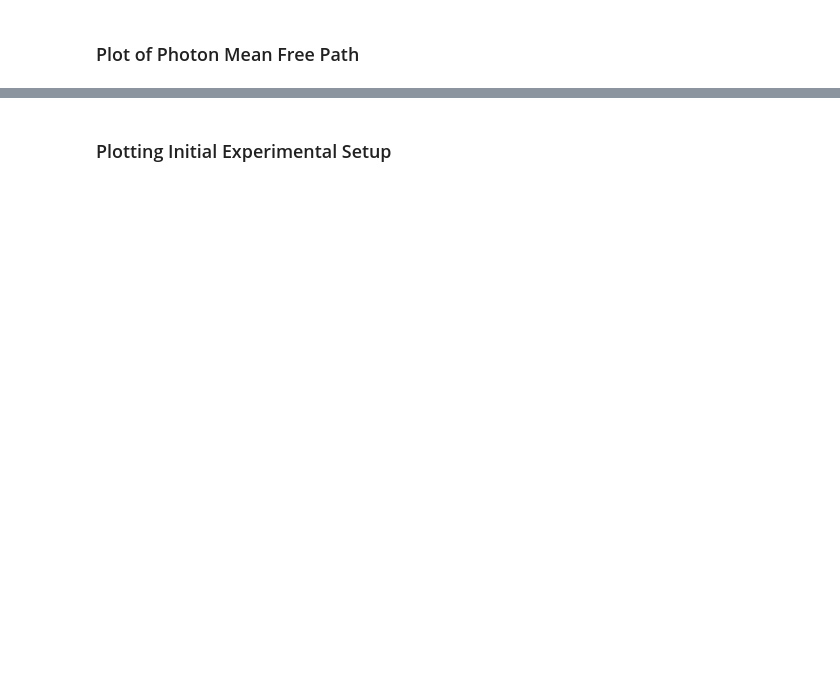
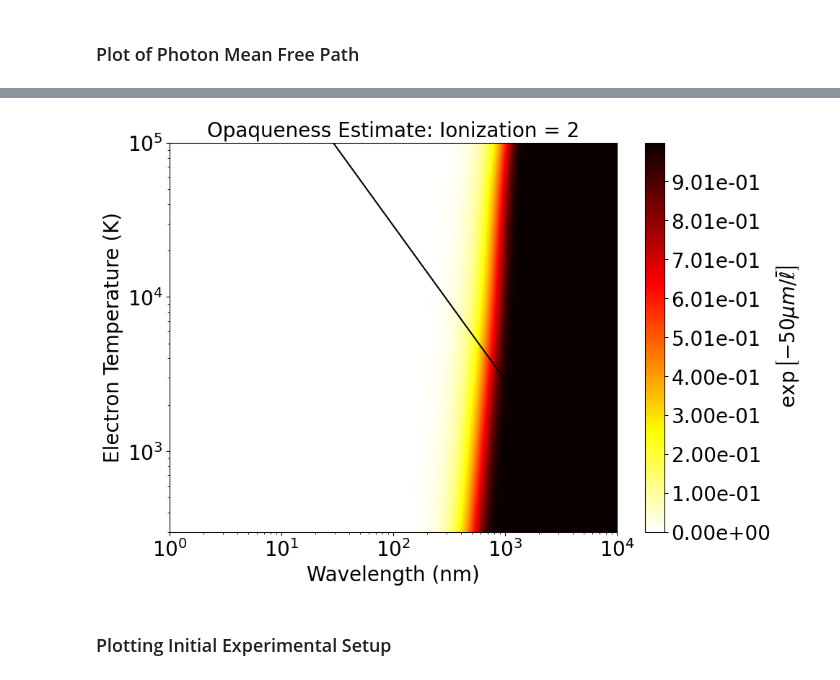
Before and after one commit to MurilloGroupMSU/Two-Temperature-Model, a Jupyter notebook: Xenon_Photon_Information.ipynb, the cells around one changed output, grey strips where cells are left out. Cells and saved outputs as stored; diff of their text form; code cells hidden in the pictures; blank space fills up the shorter version.

```diff
--- a/Xenon_Photon_Information.ipynb
+++ b/Xenon_Photon_Information.ipynb
@@ -208,3 +205,35 @@ plt.show()
+# %%
+plt.figure(figsize=(10, 7))
+
+orig_map=plt.cm.get_cmap('hot')
+reversed_hot = orig_map.reversed()
+
+contour = plt.contourf(λ_values*1e9, Te_values, 1-np.exp(-50/lγ_grid), levels=np.linspace(0,1,num=1000), cmap=reversed_hot)#, norm=norm)
+
+# Create colorbar, add label, and set label size
+cbar = plt.colorbar(contour, format=FuncFormatter(lambda x, pos: "{:.2e}".format(x)))
+cbar.set_label(r" $\exp\left[-50 \mu m/\bar{\ell} \right]$ ", size=20)
+cbar.ax.tick_params(labelsize=20)
+cbar.ax.set_ylim(0,1)
+
+plt.plot(λ_values*1e9, 2.897e-3/λ_values ,'k', label=r"$\lambda_{peak}$")
+
+# Axes
+plt.xscale('log')
+plt.yscale('log')
+plt.ylim(np.min(Te_values), np.max(Te_values))
+
+# Set label sizes
+plt.xlabel('Wavelength (nm)', fontsize=20)
+plt.ylabel('Electron Temperature (K)', fontsize=20)
+plt.title(f'Opaqueness Estimate: Ionization = {Ionization}', fontsize=20)
+
+# Set tick label sizes
+plt.tick_params(labelsize=20, which='both')
+
+plt.show()
+# %% [output]
+[figure, added]
 # %% [markdown]
 ### Plotting Initial Experimental Setup
 # %%
```
Also changed, not shown: parts of 10 cells of this notebook, 2 other files.
